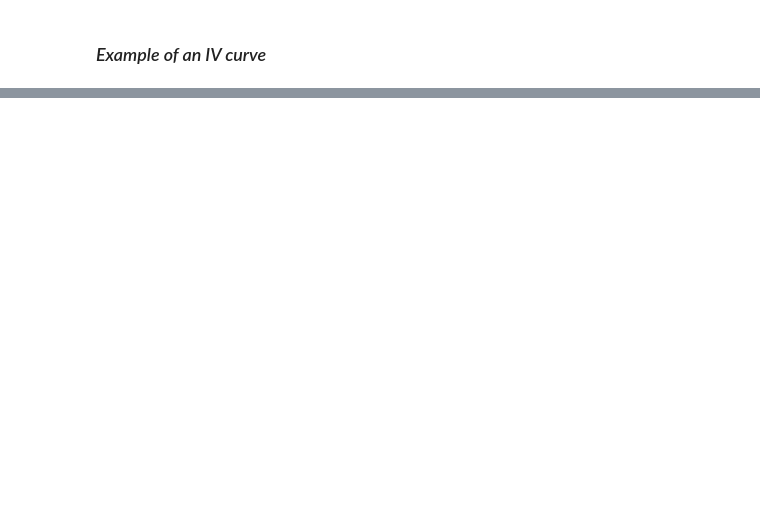
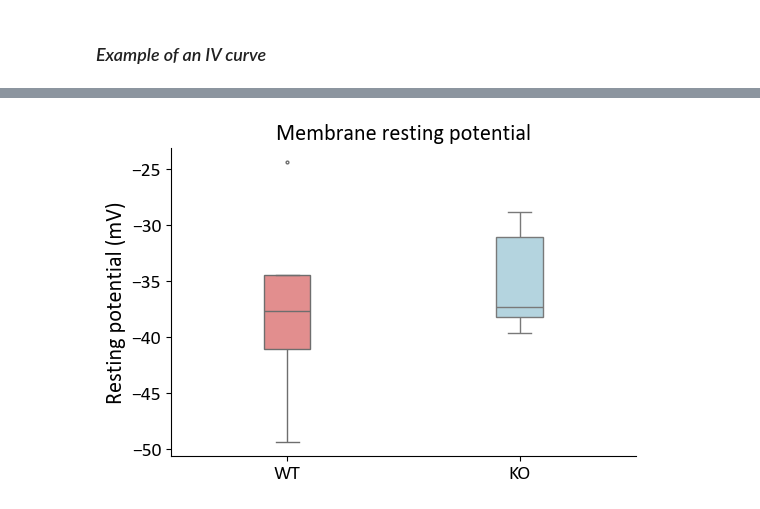
Before and after one commit to OmeRichWeizmann/Yizhar_lab, a Jupyter notebook: Uri's_Sapap3/ephys_sapap3_vs_wt.ipynb, the cells around one changed output, grey strips where cells are left out. Saved outputs shown, nothing was run; the diff lists cells and outputs as text; code cells hidden in the pictures; blank space fills up the shorter version.

```diff
--- a/Uri's_Sapap3/ephys_sapap3_vs_wt.ipynb
+++ b/Uri's_Sapap3/ephys_sapap3_vs_wt.ipynb
@@ -236,0 +376,13 @@ Available table keys: ['2025_07_14_0001_sweep_0', '2025_07_14_0007_sweep_1', '20
+# %%
+filtred_data_wt = wt_df[(wt_df['sweep_number'] == 2) & (wt_df['protocol'] == 'iv_protocol')]
+filtred_data_ko = ko_df[(ko_df['sweep_number'] == 2) & (ko_df['protocol'] == 'iv_protocol')]
+plt.figure(figsize=(6, 4))
+sns.boxplot(x =0,y=filtred_data_wt['resting_potential'].dropna(), color='lightcoral', width=0.2, linewidth=1, fliersize=2)
+sns.boxplot(x = 1,y=filtred_data_ko['resting_potential'].dropna(), color='lightblue', width=0.2, linewidth=1, fliersize=2)
+plt.ylabel('Resting potential (mV)', fontsize=16)
+plt.title('Membrane resting potential', fontsize=16)
+plt.xticks([0,1], ['WT','KO'])
+sns.despine()
+plt.show()
+# %% [output]
+[figure, added]
```
Also changed, not shown: parts of 22 cells of this notebook, 1 other file.
